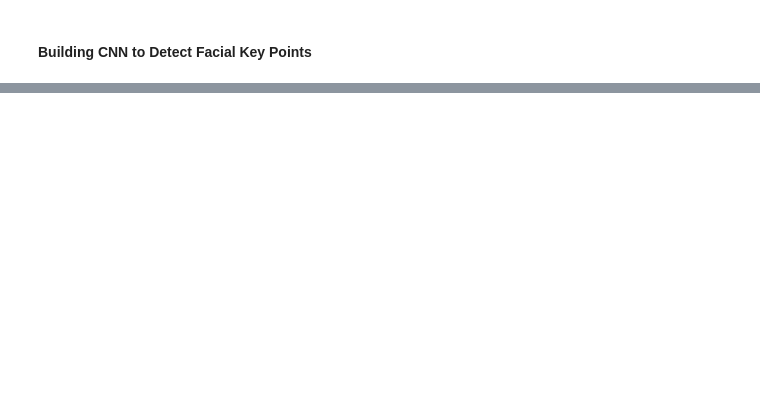
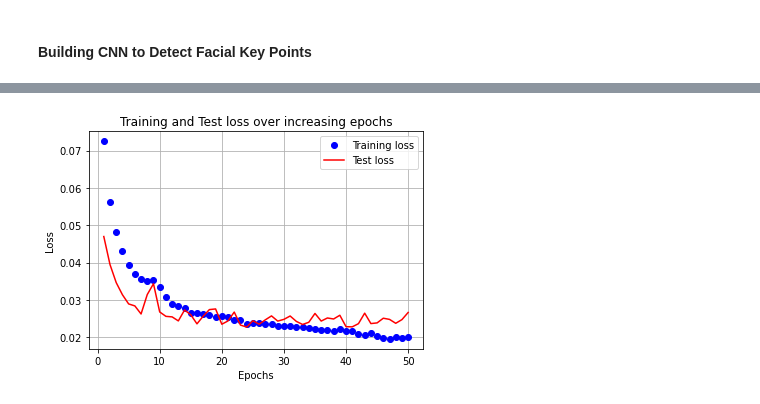
Before and after one commit to MuhammedM294/PyTorch4CV, a Jupyter notebook: Facial_KeyPoints_Detection/Facial-KeyPoints-Detection.ipynb, the cells around one changed output, grey strips where cells are left out. Cells and saved outputs as stored; diff of their text form; code cells hidden in the pictures; blank space fills up the shorter version.

```diff
--- a/Facial_KeyPoints_Detection/Facial-KeyPoints-Detection.ipynb
+++ b/Facial_KeyPoints_Detection/Facial-KeyPoints-Detection.ipynb
@@ -33,10 +30,10 @@ class FaceData(Dataset):
         return len(self.df)
     def __getitem__(self,indx):
         img_path = 'data/data/training/' + self.df.iloc[indx,0]
-        img = cv2.imread(img_path)/255
+        img = cv2.imread(img_path)/255.
         keypoints = deepcopy(self.df.iloc[indx,1:].tolist())
         keypoints_x = (np.array(keypoints[0::2])/img.shape[1]).tolist()
-        keypoints_y = (np.array(keypoints[0::2])/img.shape[1]).tolist()
+        keypoints_y = (np.array(keypoints[1::2])/img.shape[0]).tolist()
         keypoints_2 = keypoints_x+keypoints_y
         keypoints_2 = torch.tensor(keypoints_2)
         img = self.preprocess_input(img)
@@ -55,3 +52,5 @@ class FaceData(Dataset):
         img = cv2.resize(img, (224,224))
 
         return img
+# %%
+data = pd.read_csv('data/data/updated_training_frames_keypoints.csv')
@@ -105,16 +120,16 @@ def validate_batch(images, keypoints, model, loss_functio):
 train_loss, test_loss = [], []
 # %%
 for epoch in range(50):
-    print(f" epoch {epoch+ 1} : 50")
+    print(f"Epoch {epoch+ 1}:")
     epoch_train_loss_value, epoch_test_loss_value = 0, 0
-    for ix, (images,keypoints) in enumerate(train_loader):
-        loss_value = train_batch(images, keypoints, model, optimizer,loss_function)
+    for ix, (images,keypoints) in enumerate(iter(train_loader)):
+        loss_value = train_batch(images, keypoints, model, loss_function,optimizer)
         epoch_train_loss_value += loss_value
 
     epoch_train_loss_value /= (ix+1)
     print(f"Train Loss Value: {epoch_train_loss_value:0.3f}")
 
-    for ix, (images,keypoints) in enumerate(test_loader):
+    for ix, (images,keypoints) in enumerate(iter(test_loader)):
         keypoints, loss_value = validate_batch(images,keypoints, model, loss_function)
         epoch_test_loss_value+= loss_value
 
@@ -123,3 +138,4 @@ for epoch in range(50):
 
     train_loss.append(epoch_train_loss_value)
     test_loss.append(epoch_test_loss_value)
+    print("<--------------------------->")
@@ -125,0 +160,16 @@ for epoch in range(50):
+# %%
+epochs = np.arange(50)+1
+import matplotlib.ticker as mtick
+import matplotlib.pyplot as plt
+import matplotlib.ticker as mticker
+%matplotlib inline
+plt.plot(epochs, train_loss, 'bo', label='Training loss')
+plt.plot(epochs, test_loss, 'r', label='Test loss')
+plt.title('Training and Test loss over increasing epochs')
+plt.xlabel('Epochs')
+plt.ylabel('Loss')
+plt.legend()
+plt.grid('off')
+plt.show()
+# %% [output]
+[figure, added]
```
Also changed, not shown: parts of 5 cells of this notebook.
